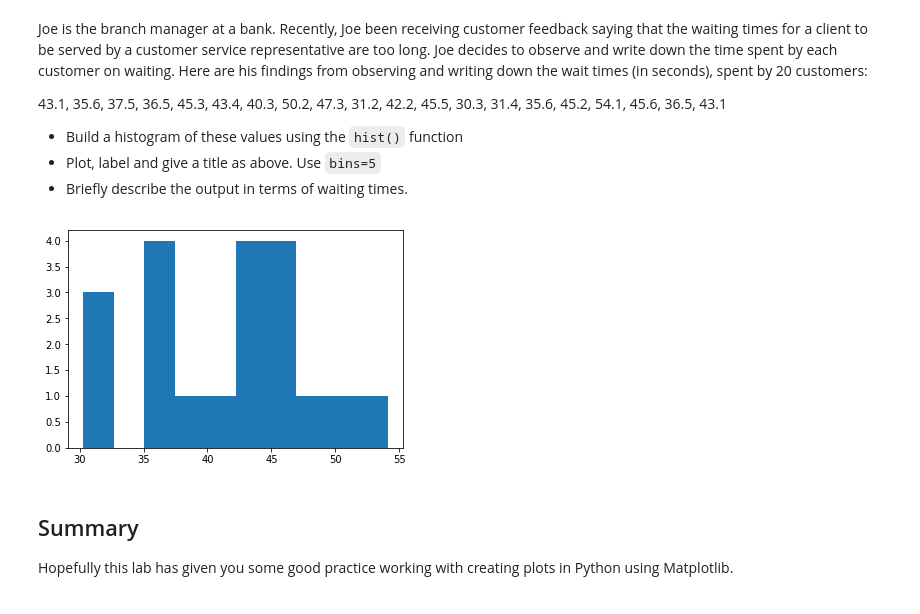
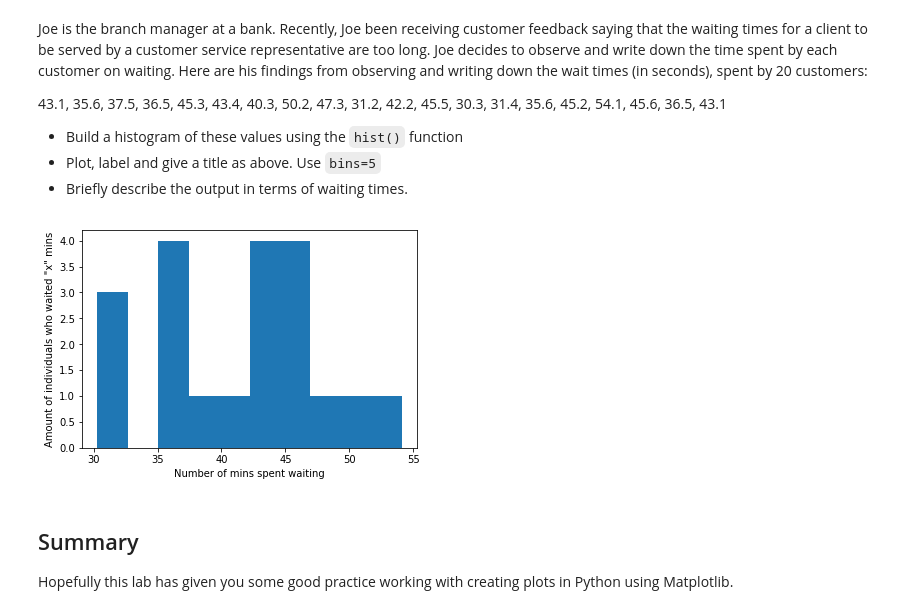
Before and after one commit to UpwardTrajectory/dsc-0-01-22-visualizing-data-lab-seattle-ds-career-040119, a Jupyter notebook: index.ipynb, the cells around one changed output. Drawn from its saved outputs; the diff is of its cells as text; code cells hidden in the pictures.

```diff
--- a/index.ipynb
+++ b/index.ipynb
@@ -111,13 +111,13 @@ Joe is the branch manager at a bank. Recently, Joe been receiving customer feedb
 # %%
 x = [43.1, 35.6, 37.5, 36.5, 45.3, 43.4, 40.3, 50.2, 47.3, 31.2, 42.2, 45.5, 30.3, 31.4, 35.6, 45.2, 54.1, 45.6, 36.5, 43.1]
 plt.hist(x)
 #Plot the distogram with hist() function
 plt.xlabel('Number of mins spent waiting')
-plt.ylabel('Amount of individuals who waited "x" mi)
+plt.ylabel('Amount of individuals who waited "x" mins')
 plt.show()
 # Label, give title and show the plot
 # %% [output]
-[figure, old version]
+[figure, new version]
 # %% [markdown]
 ## Summary
 
```
